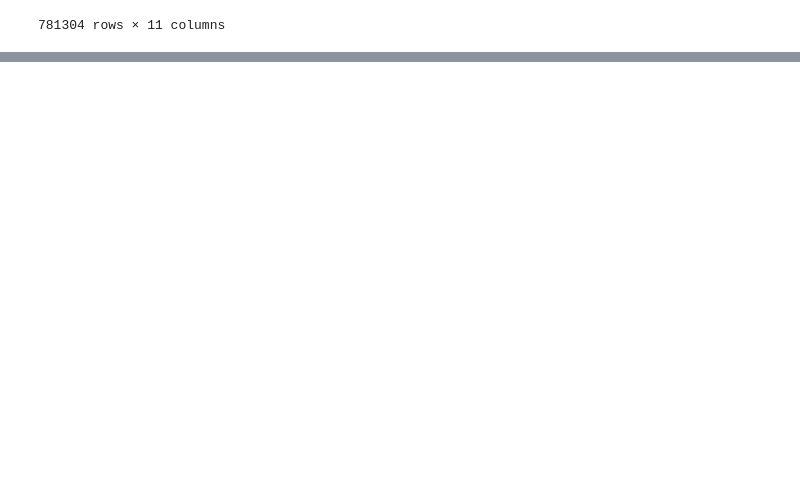
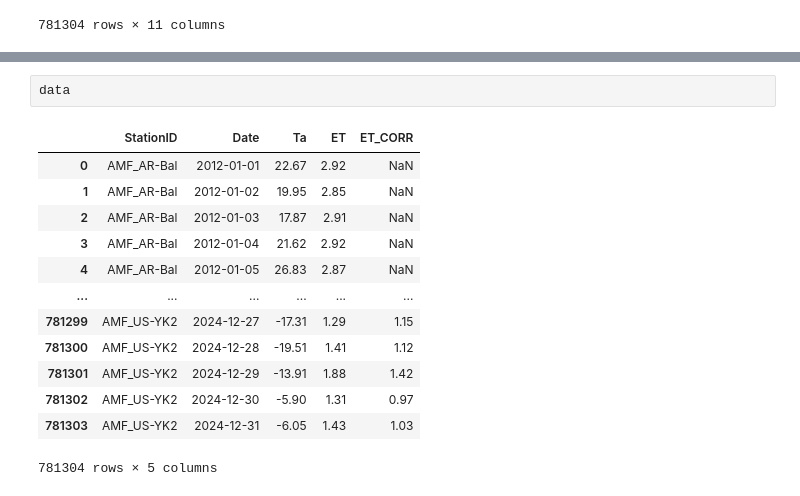
Before and after one commit to hydrocodeir/AmeriFlux_FLUXNET, a Jupyter notebook: src/notebook.ipynb, the cells around one changed output, grey strips where cells are left out. Cells and saved outputs as stored; diff of their text form; blank space fills up the shorter version.

```diff
--- a/src/notebook.ipynb
+++ b/src/notebook.ipynb
@@ -155,0 +175,16 @@ df
+# %%
+data
+# %% [output]
+|  | StationID | Date | Ta | ET | ET_CORR |
+| 0 | AMF_AR-Bal | 2012-01-01 | 22.67 | 2.92 | NaN |
+| 1 | AMF_AR-Bal | 2012-01-02 | 19.95 | 2.85 | NaN |
+| 2 | AMF_AR-Bal | 2012-01-03 | 17.87 | 2.91 | NaN |
+| 3 | AMF_AR-Bal | 2012-01-04 | 21.62 | 2.92 | NaN |
+| 4 | AMF_AR-Bal | 2012-01-05 | 26.83 | 2.87 | NaN |
+| ... | ... | ... | ... | ... | ... |
+| 781299 | AMF_US-YK2 | 2024-12-27 | -17.31 | 1.29 | 1.15 |
+| 781300 | AMF_US-YK2 | 2024-12-28 | -19.51 | 1.41 | 1.12 |
+| 781301 | AMF_US-YK2 | 2024-12-29 | -13.91 | 1.88 | 1.42 |
+| 781302 | AMF_US-YK2 | 2024-12-30 | -5.90 | 1.31 | 0.97 |
+| 781303 | AMF_US-YK2 | 2024-12-31 | -6.05 | 1.43 | 1.03 |
+781304 rows × 5 columns
```
Also changed, not shown: parts of 2 cells of this notebook, 2 other files.
